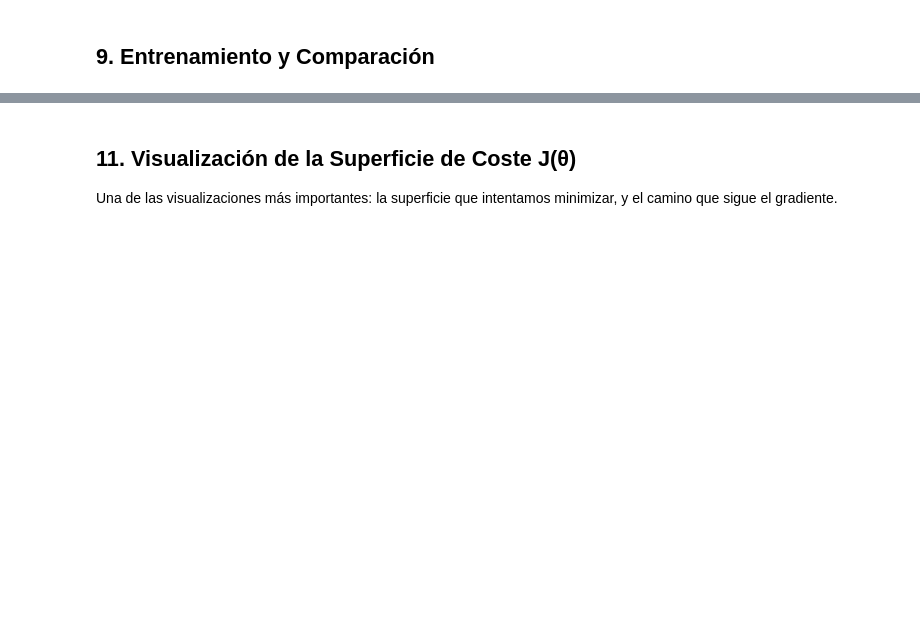
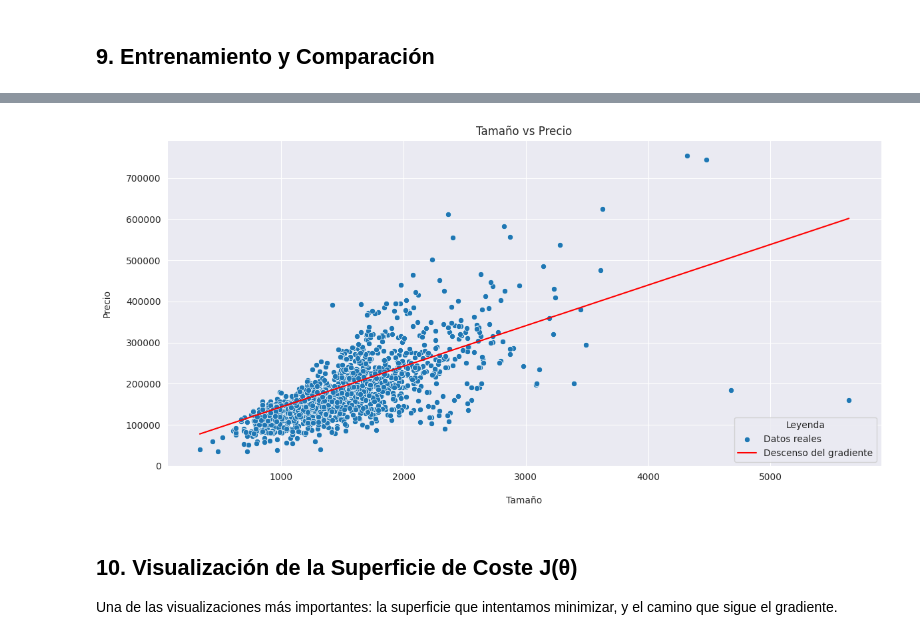
Before and after one commit to Jesus-Penaranda/Descenso-del-Gradiente-desde-Cero, a Jupyter notebook: descenso_gradiente.ipynb, the cells around one changed output, grey strips where cells are left out. Saved outputs shown, nothing was run; the diff lists cells and outputs as text; code cells hidden in the pictures; blank space fills up the shorter version.

```diff
--- a/descenso_gradiente.ipynb
+++ b/descenso_gradiente.ipynb
@@ -252,0 +163,3 @@ Gradiente inicial: [-222.82717301  -68.99819349]
+# %%
+def hipotesis(X, theta):
+    return np.dot(X,theta)
@@ -252,0 +186,3 @@ Gradiente inicial: [-222.82717301  -68.99819349]
+# %%
+def gradiente(X, y, theta):
+    return X.T @ (hipotesis(X, theta) - y)
@@ -435,0 +319,14 @@ plt.show()
+# %%
+print("---- Descenso de gradiente por MIN-BATCH ----")
+recta = mini_batch(0.001, theta, X, y, tam_batch=64)
+total_error = 0
+for j in range(1450,1460):
+    grlivarea_real = test.iloc[j]["GrLivArea"]
+    grlivarea_norm = (grlivarea_real - x_min) / (x_max - x_min)
+    precio = hipotesis(theta=recta, X=np.array([1,grlivarea_norm]))
+    precio_desnormalizado = (precio)*(y_max - y_min) + y_min
+    original = test.iloc[j]["SalePrice"]
+    error = abs(precio_desnormalizado - original)
+    total_error += error
+    print(f"El precio predecido es {precio_desnormalizado}, el precio real es {original}, la diferencia es {error}")
+print(f"\nEl error medio de MIN-BATCH es {total_error/10}")
@@ -436,4 +353,29 @@ plt.show()
+# %%
+precios = test["SalePrice"].values
+tamaño = test["GrLivArea"].values
+
+plt.figure(figsize=(12,6))
+sns.scatterplot(x=tamaño, y=precios, label="Datos reales")
+plt.title("Tamaño vs Precio")
+plt.xlabel("Tamaño", labelpad=15)
+plt.ylabel("Precio", labelpad=15)
+
+# Recta del descenso de gradiente
+x_min = test["GrLivArea"].min()
+x_max = test["GrLivArea"].max()
+y_min = test["SalePrice"].min()
+y_max = test["SalePrice"].max()
+x = np.linspace(test["GrLivArea"].min(), test["GrLivArea"].max(), 100)
+x_norm = (x - x_min) / (x_max - x_min)
+y_norm = recta[0] + recta[1]*x_norm
+y = y_norm*(y_max - y_min) + y_min
+sns.lineplot(x=x, y=y, color="red", label="Descenso del gradiente")
+plt.legend(title="Leyenda",loc="lower right")
+plt.tight_layout()
+plt.show()
+# %% [output]
+[figure, added]
 # %% [markdown]
-## 11. Visualización de la Superficie de Coste J(θ)
+## 10. Visualización de la Superficie de Coste J(θ)
 
 Una de las visualizaciones más importantes: la superficie que intentamos minimizar, y el camino que sigue el gradiente.
```
Also changed, not shown: parts of 46 cells of this notebook, 2 other files.
